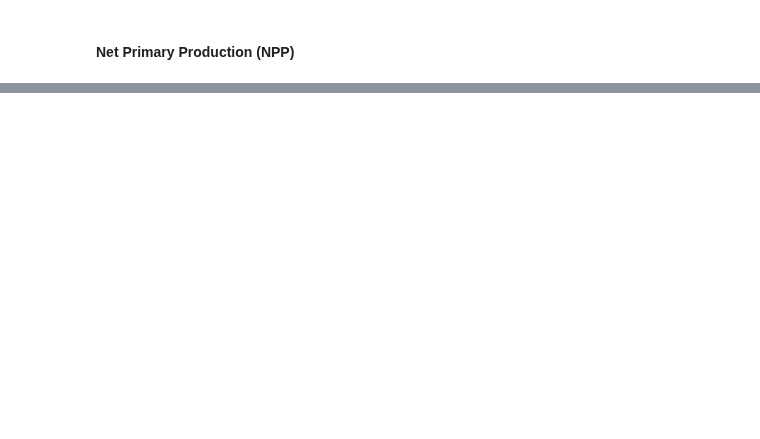
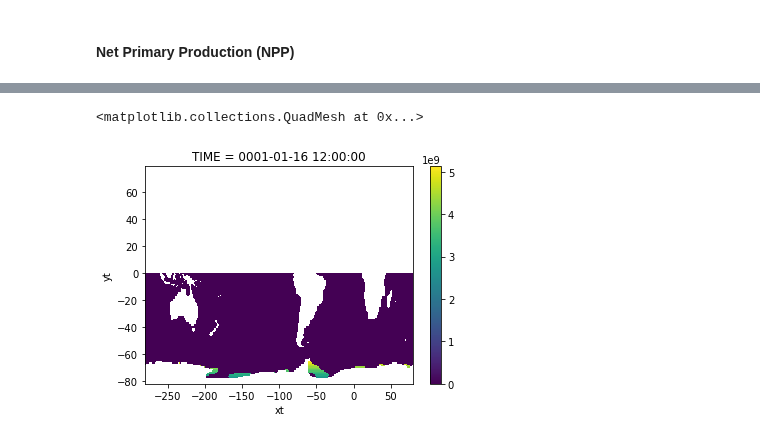
Before and after one commit to bbuchovecky/hmei, a Jupyter notebook: notebooks/ctrl_run_analysis.ipynb, the cells around one changed output, grey strips where cells are left out. Saved outputs shown, nothing was run; the diff lists cells and outputs as text; code cells hidden in the pictures; blank space fills up the shorter version.

```diff
--- a/notebooks/ctrl_run_analysis.ipynb
+++ b/notebooks/ctrl_run_analysis.ipynb
@@ -206,0 +152,29 @@ pco2surf_ds.anom[0].plot()
+# %%
+subdir_grid = 'GRID/'
+
+ice_grid = xr.open_dataset(rootdir+subdir_grid+'ice_month.static.nc')
+
+ocean_grid = xr.open_dataset(rootdir+subdir_grid+'ocean.static.nc')
+# mask_arr = xr.where(np.isnan(ocean_grid.ht), 0.0, 1.0)
+# ocean_grid.coords['mask'] = (('yt_ocean', 'xt_ocean'), mask_arr)
+# ocean_grid.mask.attrs['valid_range'] = '[0,1]'
+# %%
+## get the area of sea ice
+area_SIE = cn_ds.SIE_binary * ice_grid.area
+
+## limit to just the Southern Hemisphere (for summation purposes)
+SH_area_SIE = area_SIE.where(area_SIE.yt < 0)
+
+
+## SIE climatology - field (values at individual grid points)
+SIE_field_clim = SH_area_SIE.groupby('TIME.month').mean(dim='TIME')
+
+## SIE anomaly - field
+SIE_field_anom = SH_area_SIE.groupby('TIME.month') - SIE_field_clim
+
+
+## SIE climatology - single areal sum (total area covered by sea ice in Southern Hemisphere)
+SIE_sum_clim = SH_area_SIE.sum(dim={'xt', 'yt'}).groupby('TIME.month').mean(dim='TIME')
+
+## SIE anomaly - single area sum
+SIE_sum_anom = SH_area_SIE.sum(dim={'xt', 'yt'}).groupby('TIME.month') - SIE_sum_clim
@@ -206,0 +196,5 @@ pco2surf_ds.anom[0].plot()
+# %%
+SH_area_SIE[0].plot()
+# %% [output]
+<matplotlib.collections.QuadMesh at 0x...>
+[figure, added]
```
Also changed, not shown: parts of 35 cells of this notebook.
